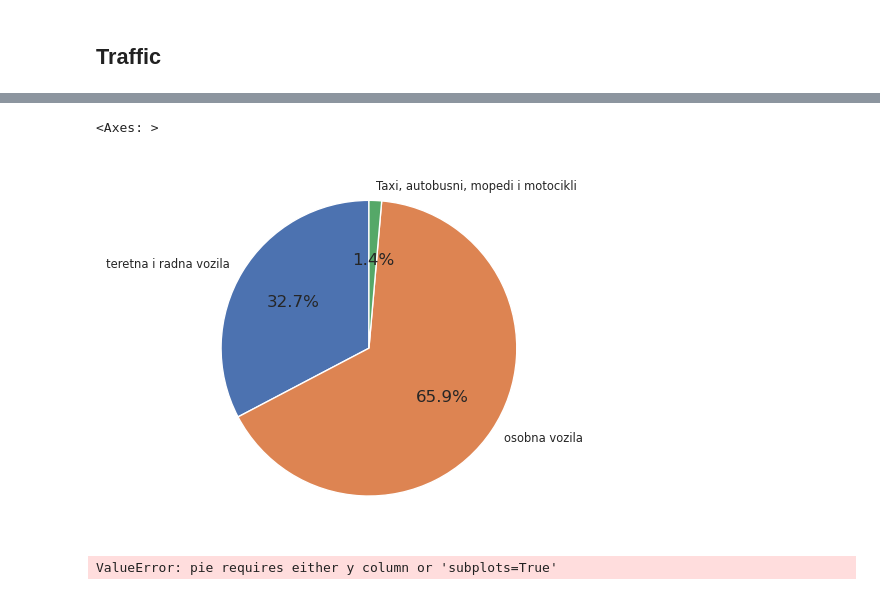
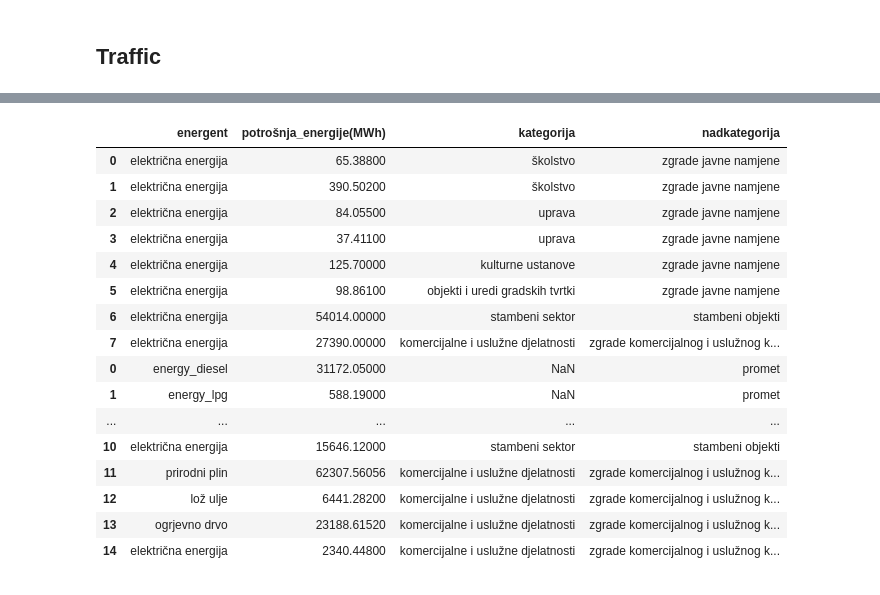
Before and after one commit to Green-Zone-Lab/vk_secap, a Jupyter notebook: notebooks/2011_Base_inventory.ipynb, the cells around one changed output, grey strips where cells are left out. Saved outputs shown, nothing was run; the diff lists cells and outputs as text; code cells hidden in the pictures.

```diff
--- a/notebooks/2011_Base_inventory.ipynb
+++ b/notebooks/2011_Base_inventory.ipynb
@@ -155,2 +214,4 @@ trans['energy_lpg'] = trans['procijenjena_potrošena_masa_unp(t)'] * constants.l
+# %%
+trans = pd.DataFrame(trans_pie_2).reset_index().rename(columns={'energy_source': 'energent', 'amount': 'potrošnja_energije(MWh)'})
 # %%
-trans
+trans['nadkategorija'] = 'promet'
@@ -166,31 +217,0 @@ trans = trans.fillna(0)
-# %%
-#df_pivot = trans.pivot(index='vrsta_prijevoza', columns=['energy_diesel', 'energy_petrol', 'energy_lpg']).fillna(0)
-order = ['energy_diesel', 'energy_petrol', 'energy_lpg']
-df_pivot = trans.set_index('vrsta_prijevoza')
-df_pivot = df_pivot[order]
-df_pivot['Total'] = df_pivot.sum(axis=1)
-df_pivot = df_pivot.sort_values(by='Total', ascending=True).drop(columns=['Total'])
-
-
-# Plot
-fig, ax = plt.subplots()
-df_pivot.plot(kind='barh', stacked=True, ax=ax, width=0.5)
-threshold = 50000  # adjust this threshold as needed
-ax.grid(axis='x', linestyle='--', alpha=0.7)
-
-# Reduce font size for axis labels
-plt.rc('axes', labelsize='x-small')
-plt.rc('xtick', labelsize='x-small')
-plt.rc('ytick', labelsize='x-small')
-
-# Set x-label and remove y-label
-ax.set_xlabel("Potrošnja energije (MWh)", fontsize=9)
-ax.set_ylabel("")
-
-# Adjust legend
-legend = ax.legend(fontsize='x-small', loc='upper left', bbox_to_anchor=(1, 1))
-plt.setp(legend.get_title(), fontsize='x-small')
-
-# Layout adjustment for accommodating the legend outside the plot
-
-plt.show()
@@ -205,12 +218,23 @@ series = series.drop(['taxi', 'autobusni', 'mopedi i motocikli'])
-# %%
-series.plot.pie(autopct='%1.1f%%', startangle=90)
-# %% [output]
-<Axes: >
-[figure, removed]
-# %%
-df_melted = df.reset_index().melt(id_vars=['vrsta_prijevoza'],
-                                  value_vars=['energy_diesel', 'energy_petrol', 'energy_lpg'],
-                                  var_name='energy_source',
-                                  value_name='amount')
-# %% [output]
-ValueError: pie requires either y column or 'subplots=True'
+# %%
+heat = heat[['energent', 'potrošnja_energije(MWh)', 'kategorija', 'nadkategorija']]
+ele = ele[['energent', 'potrošnja_energije(MWh)', 'kategorija', 'nadkategorija']]
+# %%
+pd.concat([ele, trans, heat])
+# %% [output]
+|  | energent | potrošnja_energije(MWh) | kategorija | nadkategorija |
+| 0 | električna energija | 65.38800 | školstvo | zgrade javne namjene |
+| 1 | električna energija | 390.50200 | školstvo | zgrade javne namjene |
+| 2 | električna energija | 84.05500 | uprava | zgrade javne namjene |
+| 3 | električna energija | 37.41100 | uprava | zgrade javne namjene |
+| 4 | električna energija | 125.70000 | kulturne ustanove | zgrade javne namjene |
+| 5 | električna energija | 98.86100 | objekti i uredi gradskih tvrtki | zgrade javne namjene |
+| 6 | električna energija | 54014.00000 | stambeni sektor | stambeni objekti |
+| 7 | električna energija | 27390.00000 | komercijalne i uslužne djelatnosti | zgrade komercijalnog i uslužnog k... |
+| 0 | energy_diesel | 31172.05000 | NaN | promet |
+| 1 | energy_lpg | 588.19000 | NaN | promet |
+| ... | ... | ... | ... | ... |
+| 10 | električna energija | 15646.12000 | stambeni sektor | stambeni objekti |
+| 11 | prirodni plin | 62307.56056 | komercijalne i uslužne djelatnosti | zgrade komercijalnog i uslužnog k... |
+| 12 | lož ulje | 6441.28200 | komercijalne i uslužne djelatnosti | zgrade komercijalnog i uslužnog k... |
+| 13 | ogrjevno drvo | 23188.61520 | komercijalne i uslužne djelatnosti | zgrade komercijalnog i uslužnog k... |
+| 14 | električna energija | 2340.44800 | komercijalne i uslužne djelatnosti | zgrade komercijalnog i uslužnog k... |
```
Also changed, not shown: parts of 20 cells of this notebook.
